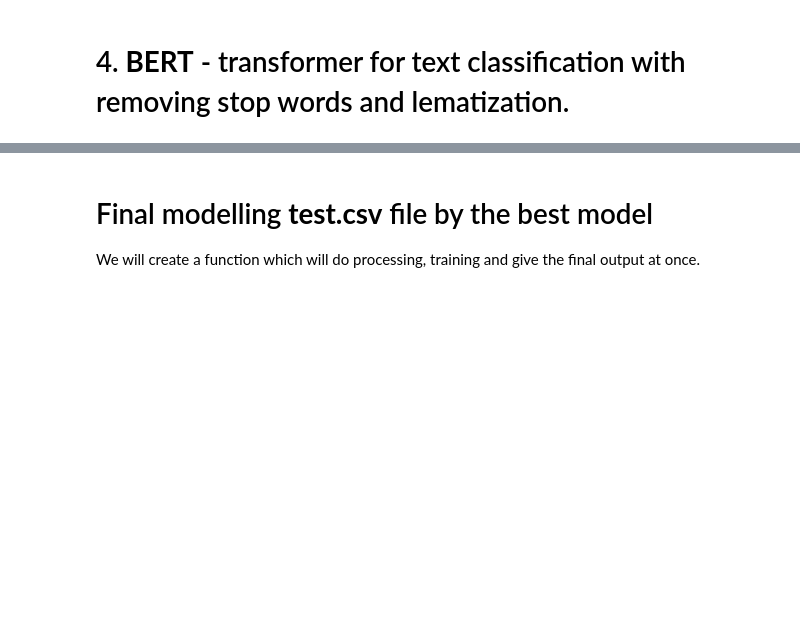
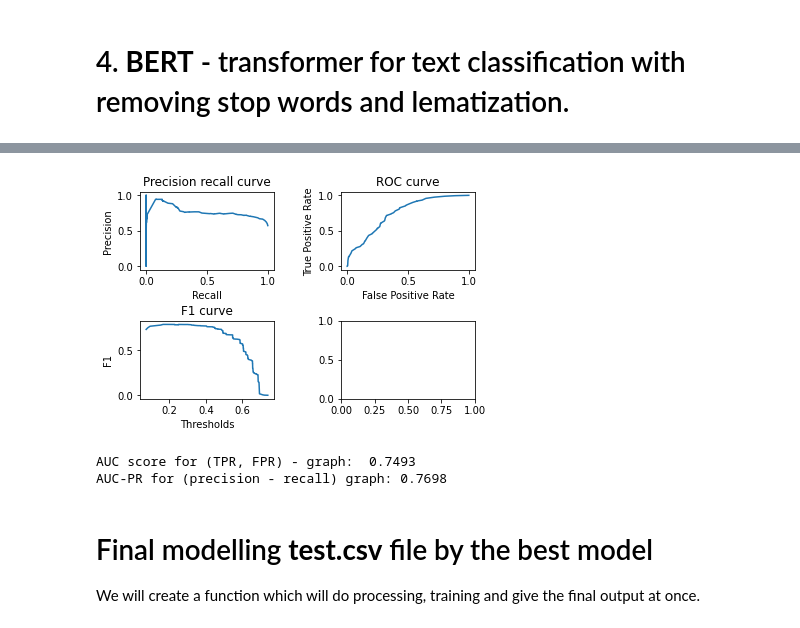
Before and after one commit to stazam/DTSE-project, a Jupyter notebook: DTSE_steam_data_reviews_model_building.ipynb, the cells around one changed output, grey strips where cells are left out. Cells and saved outputs as stored; diff of their text form; code cells hidden in the pictures; blank space fills up the shorter version.

```diff
--- a/DTSE_steam_data_reviews_model_building.ipynb
+++ b/DTSE_steam_data_reviews_model_building.ipynb
@@ -761,4 +779,4 @@ model_4.compile(optimizer='adam',
               loss='binary_crossentropy',
               metrics=METRICS)
 # %%
-history_4 = model_4.fit(X_train_NN, y_train, epochs=5, validation_data=(X_test_NN, y_test), verbose = 1)
+history_4 = model_4.fit(X_train_NN, y_train, epochs=4, validation_data=(X_test_NN, y_test), verbose = 1)
@@ -795,5 +829,9 @@ plt.show()
 # %%
-diag_graphs(model_4, X_test_padded_NN, y_test)
+diag_graphs(model_4, X_test_NN, y_test)
+# %% [output]
+[figure, added]
+AUC score for (TPR, FPR) - graph:  0.7493
+AUC-PR for (precision - recall) graph: 0.7698
 # %% [markdown]
 # Final modelling **test.csv** file by the best model
 
```
Also changed, not shown: parts of 4 cells of this notebook.
